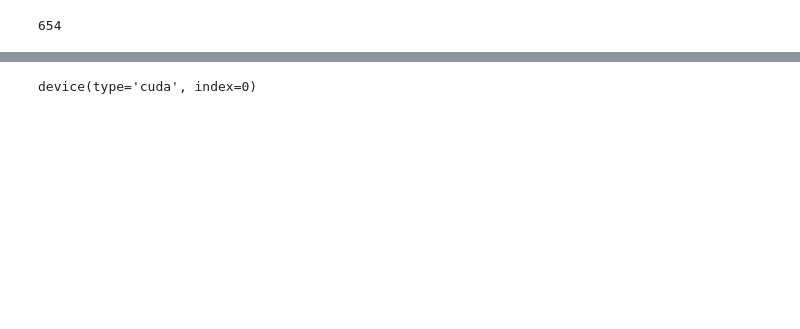
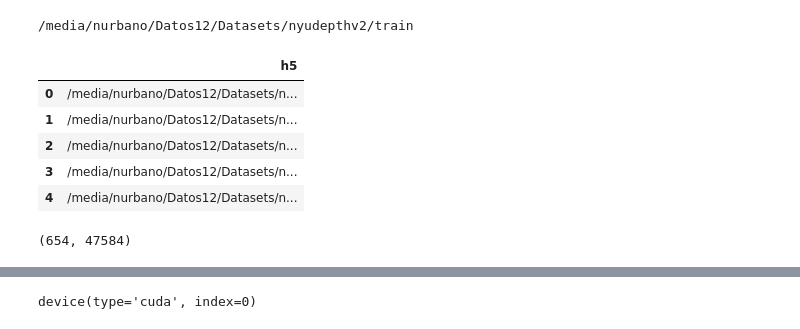
Before and after one commit to nurbano/mde-unet-kv260, a Jupyter notebook: infer.ipynb, the cells around one changed output, grey strips where cells are left out. Saved outputs shown, nothing was run; the diff lists cells and outputs as text; code cells hidden in the pictures; blank space fills up the shorter version.

```diff
--- a/infer.ipynb
+++ b/infer.ipynb
@@ -46,6 +46,34 @@ df.head()
 #Take a 50k split of the dataset
 #df2=df.sample(n=50000, replace=True).reset_index(drop="true")
 df2= df
+# %%
+root = "/media/nurbano/Datos12/Datasets/nyudepthv2"
+train_folder= "train"
+path = root + "/" + train_folder
+print(path)
+filelist = []
+
+for root, dirs, files in os.walk(path):
+    for file in files:
+        filelist.append(os.path.join(root, file))
+        #print(file)
+filelist.sort()
+data = {
+    "h5": [x for x in filelist if x.endswith(".h5")]
+}
+
+
+df_train = pd.DataFrame(data)
+
+df_train.head()
+# %% [output]
+/media/nurbano/Datos12/Datasets/nyudepthv2/train
+|  | h5 |
+| 0 | /media/nurbano/Datos12/Datasets/n... |
+| 1 | /media/nurbano/Datos12/Datasets/n... |
+| 2 | /media/nurbano/Datos12/Datasets/n... |
+| 3 | /media/nurbano/Datos12/Datasets/n... |
+| 4 | /media/nurbano/Datos12/Datasets/n... |
 # %%
 tran_test = transforms.Compose([transforms.Resize([224,224])])
 
@@ -54,6 +84,6 @@ dset_test = NYUDEPTHV2(path, df2.reset_index(drop="true"),  transform = tran_tes
 # %%
-len(dset_test)
+len(dset_test), len(dset_train)
 # %% [output]
-654
+(654, 47584)
 # %%
 test_dataloader= DataLoader(dset_test, batch_size=32, shuffle=True, num_workers=12)
```
Also changed, not shown: parts of 20 cells of this notebook, 6 other files.
